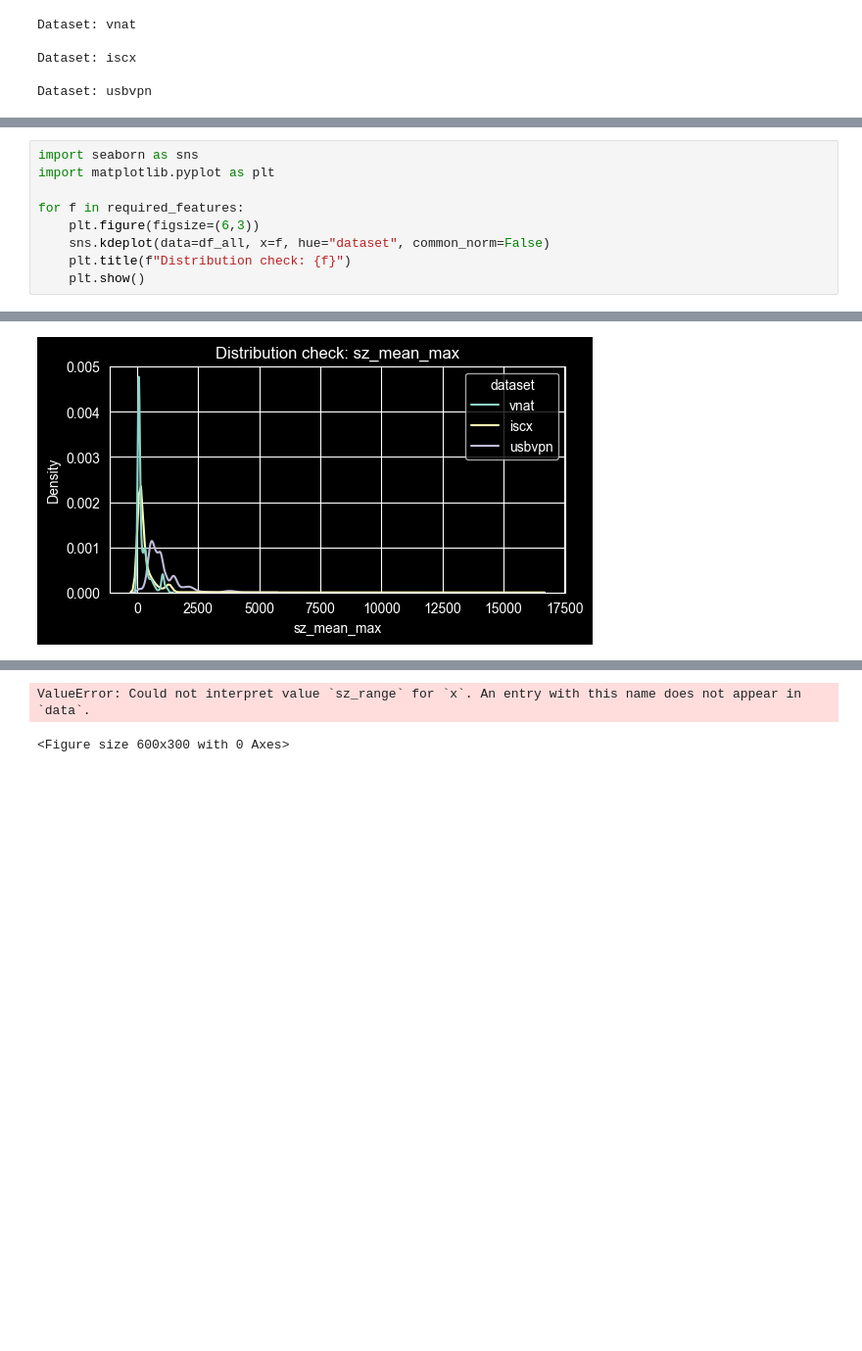
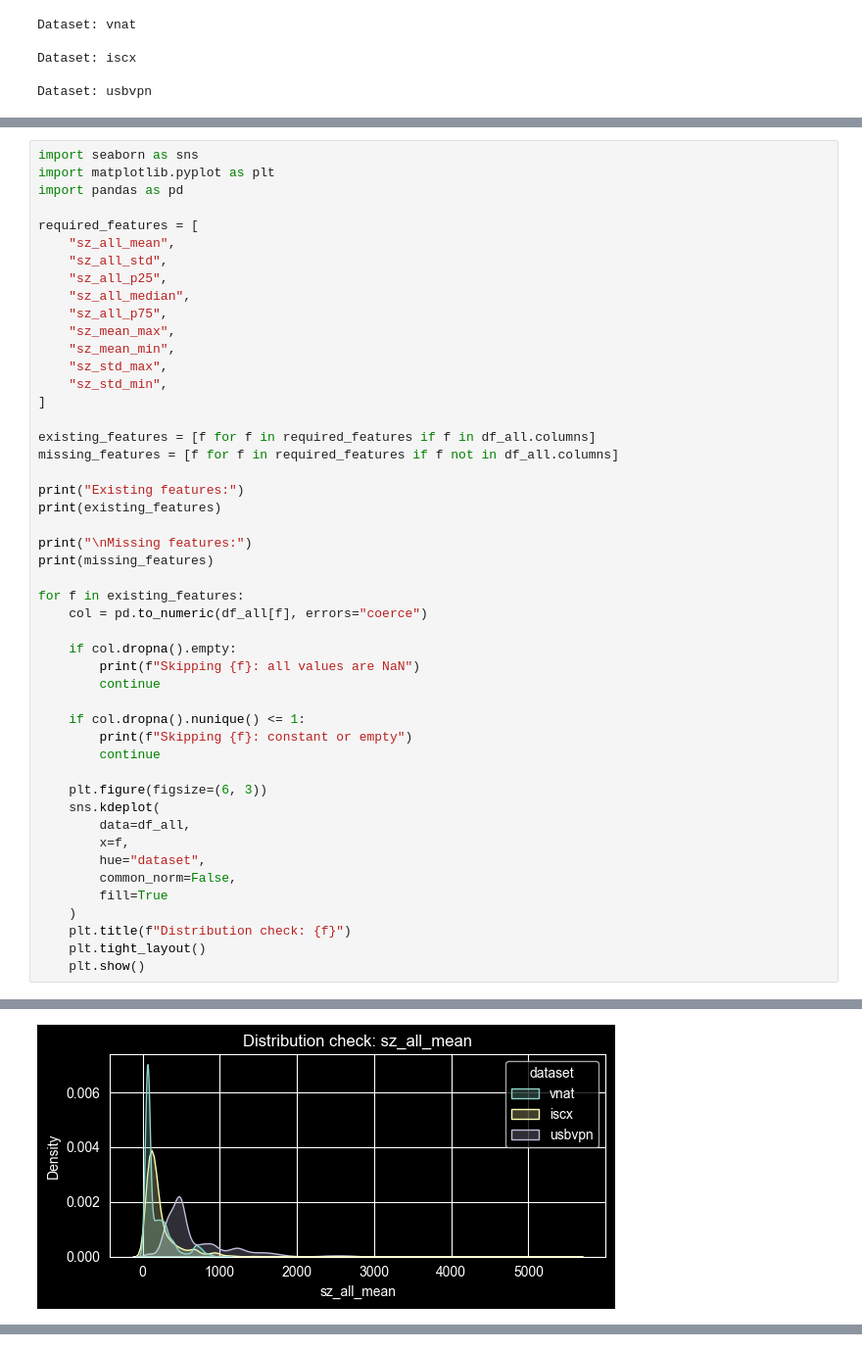
Before and after one commit to MalinaDumitrescu/ai-vpn-firewall, a Jupyter notebook: notebooks/10_reextract_and_retrain.ipynb, the cells around one changed output, grey strips where cells are left out. Shown at 98% size. Saved outputs shown, nothing was run; the diff lists cells and outputs as text; blank space fills up the shorter version.

```diff
--- a/notebooks/10_reextract_and_retrain.ipynb
+++ b/notebooks/10_reextract_and_retrain.ipynb
@@ -935,10 +1041,49 @@ Missing: ['sz_range', 'sz_skew', 'sz_p75', 'sz_p90', 'sz_p95', 'sz_up_mean', 'sz
 # %%
 import seaborn as sns
 import matplotlib.pyplot as plt
+import pandas as pd
 
-for f in required_features:
-    plt.figure(figsize=(6,3))
-    sns.kdeplot(data=df_all, x=f, hue="dataset", common_norm=False)
+required_features = [
+    "sz_all_mean",
+    "sz_all_std",
+    "sz_all_p25",
+    "sz_all_median",
+    "sz_all_p75",
+    "sz_mean_max",
+    "sz_mean_min",
+    "sz_std_max",
+    "sz_std_min",
+]
+
+existing_features = [f for f in required_features if f in df_all.columns]
+missing_features = [f for f in required_features if f not in df_all.columns]
+
+print("Existing features:")
+print(existing_features)
+
+print("\nMissing features:")
+print(missing_features)
+
+for f in existing_features:
+    col = pd.to_numeric(df_all[f], errors="coerce")
+
+    if col.dropna().empty:
+        print(f"Skipping {f}: all values are NaN")
+        continue
+
+    if col.dropna().nunique() <= 1:
+        print(f"Skipping {f}: constant or empty")
+        continue
+
+    plt.figure(figsize=(6, 3))
+    sns.kdeplot(
+        data=df_all,
+        x=f,
+        hue="dataset",
+        common_norm=False,
+        fill=True
+    )
     plt.title(f"Distribution check: {f}")
+    plt.tight_layout()
     plt.show()
 # %% [output]
@@ -945 +1095 @@ for f in required_features:
-[figure, old version]
+[figure, new version]
@@ -952,2 +1101,0 @@ for f in required_features:
-ValueError: Could not interpret value `sz_range` for `x`. An entry with this name does not appear in `data`.
-<Figure size 600x300 with 0 Axes>
```
Also changed, not shown: parts of 13 cells of this notebook, 8 other files.
